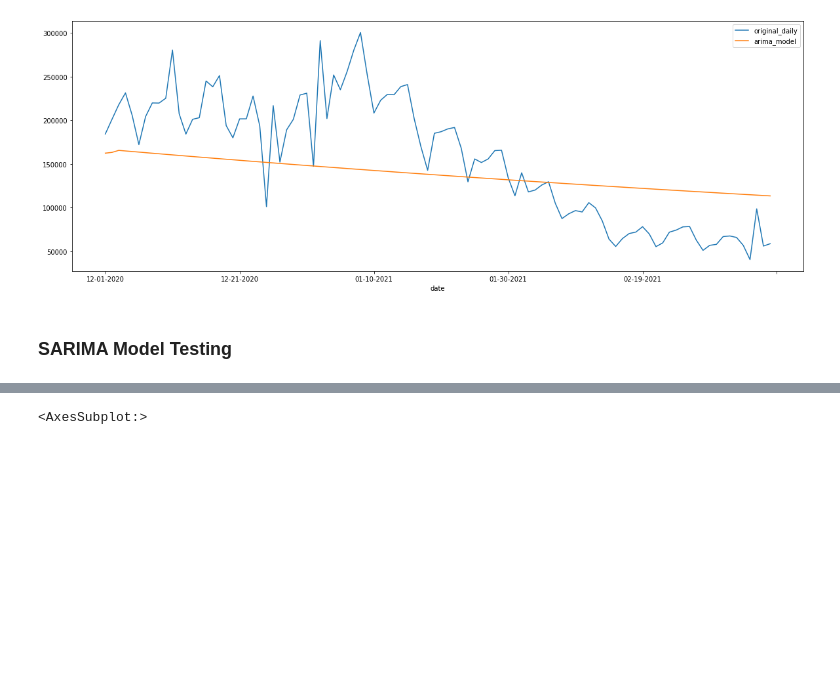
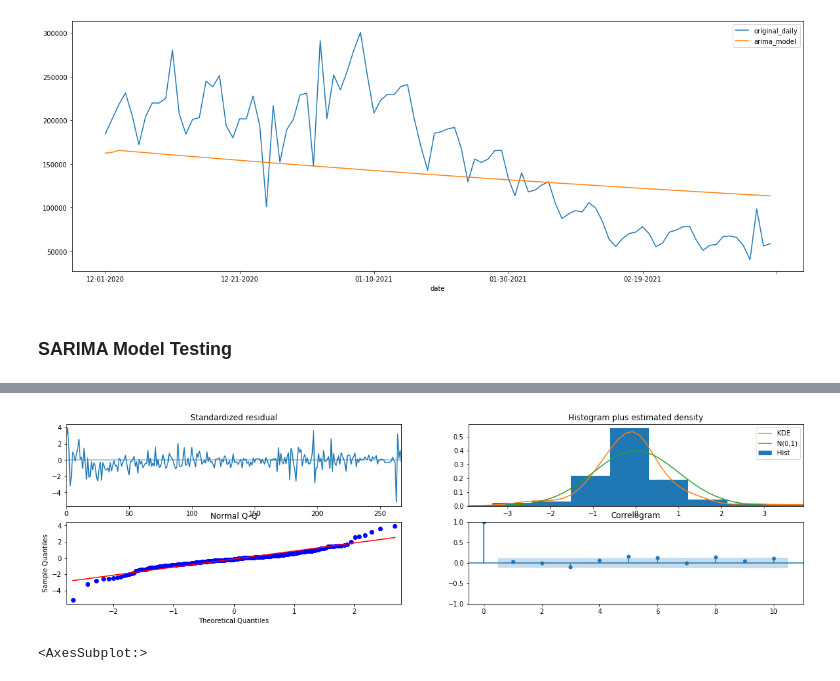
Before and after one commit to CCom20/covid-ml-application, a Jupyter notebook: notebooks/sarima_model.ipynb, the cells around one changed output, grey strips where cells are left out. Saved outputs shown, nothing was run; the diff lists cells and outputs as text; code cells hidden in the pictures; blank space fills up the shorter version.

```diff
--- a/notebooks/sarima_model.ipynb
+++ b/notebooks/sarima_model.ipynb
@@ -264,6 +244,11 @@ SARIMAX Results
 | Prob(H) (two-sided): | 0.39 | Kurtosis: | 7.61 |
 Warnings:
 [1] Covariance matrix calculated using the outer product of gradients (complex-step).
+# %%
+smodel.plot_diagnostics(figsize=(20,5))
+plt.show()
+# %% [output]
+[figure, added]
 # %%
 n_periods = 123
 predictions_seasonal = smodel.predict(n_periods=n_periods)
```
Also changed, not shown: parts of 14 cells of this notebook, 1 other file.
